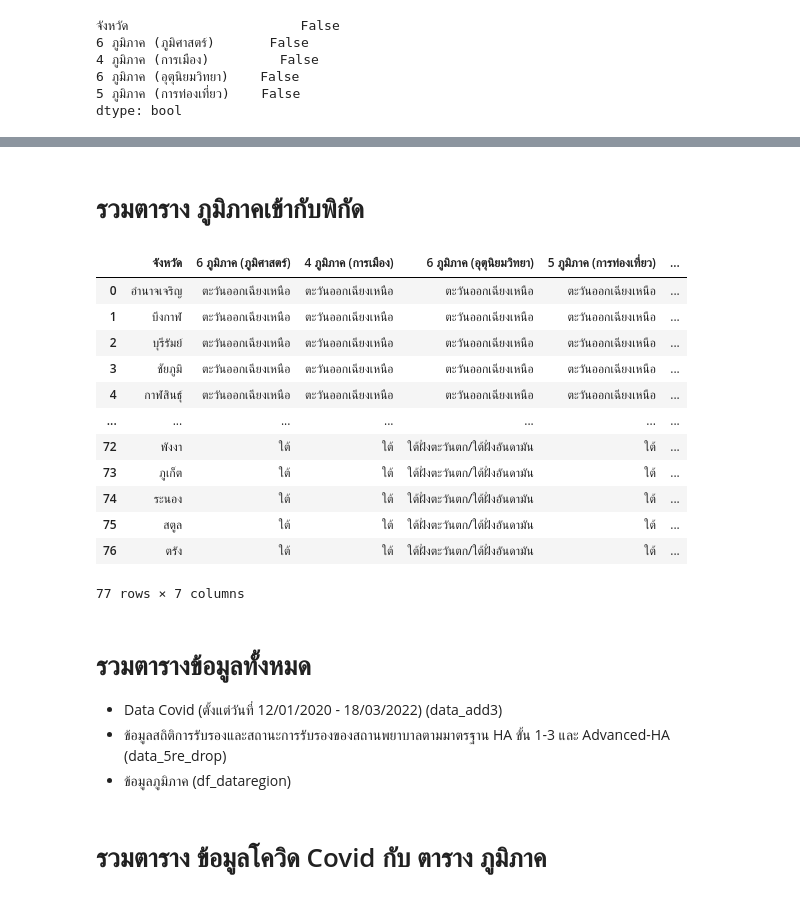
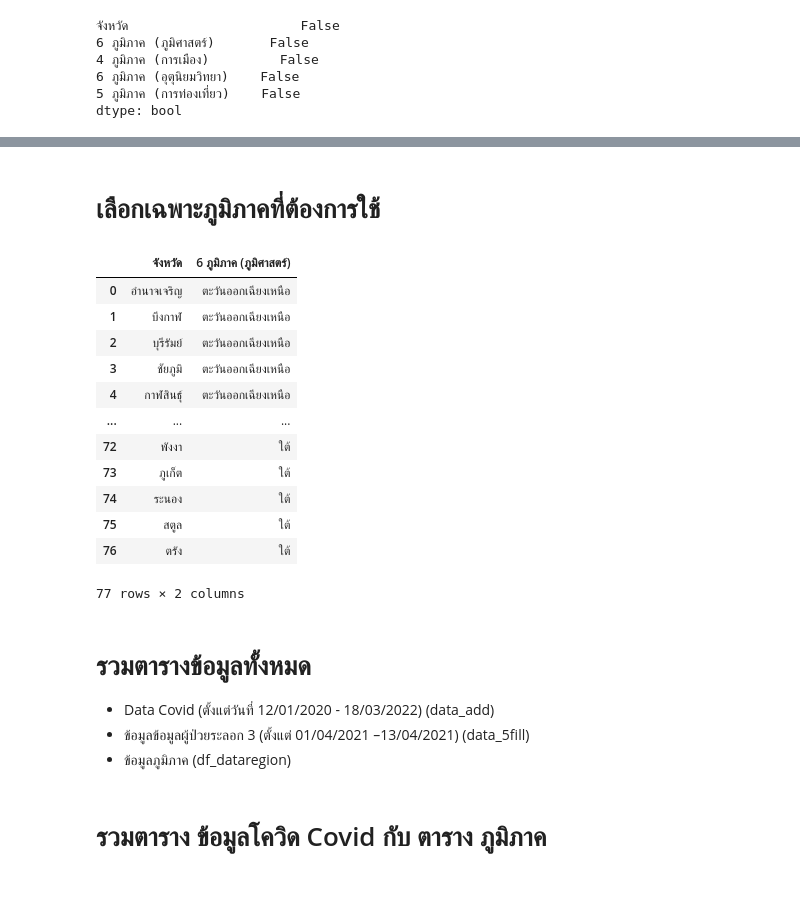
Before and after one commit to Umaporn19/data_viz_2022, a Jupyter notebook: Project_Dataviz.ipynb, the cells around one changed output, grey strips where cells are left out. Drawn from its saved outputs; the diff is of its cells as text; code cells hidden in the pictures.

```diff
--- a/Project_Dataviz.ipynb
+++ b/Project_Dataviz.ipynb
@@ -790,28 +672,28 @@ th_geojson #ลองรันตารางใหม่อีกรอบห
-# %% [markdown]
-# รวมตาราง ภูมิภาคเข้ากับพิกัด
-# %%
-dataregion_th_geojson = df_dataregion.merge(th_geojson,how='left',left_on='จังหวัด',right_on='name') #รวมตารางโดยเอาตารางของภูมิภาคไว้ทางด้านซ้ายเชื่อมกันกับตารางพิกัด โดยเชื่อมกับด้วย จังหวัด
-dataregion_th_geojson #แสดงค่า
-# %% [output]
-|  | จังหวัด | 6 ภูมิภาค (ภูมิศาสตร์) | 4 ภูมิภาค (การเมือง) | 6 ภูมิภาค (อุตุนิยมวิทยา) | 5 ภูมิภาค (การท่องเที่ยว) | ... |
-| 0 | อำนาจเจริญ | ตะวันออกเฉียงเหนือ | ตะวันออกเฉียงเหนือ | ตะวันออกเฉียงเหนือ | ตะวันออกเฉียงเหนือ | ... |
-| 1 | บึงกาฬ | ตะวันออกเฉียงเหนือ | ตะวันออกเฉียงเหนือ | ตะวันออกเฉียงเหนือ | ตะวันออกเฉียงเหนือ | ... |
-| 2 | บุรีรัมย์ | ตะวันออกเฉียงเหนือ | ตะวันออกเฉียงเหนือ | ตะวันออกเฉียงเหนือ | ตะวันออกเฉียงเหนือ | ... |
-| 3 | ชัยภูมิ | ตะวันออกเฉียงเหนือ | ตะวันออกเฉียงเหนือ | ตะวันออกเฉียงเหนือ | ตะวันออกเฉียงเหนือ | ... |
-| 4 | กาฬสินธุ์ | ตะวันออกเฉียงเหนือ | ตะวันออกเฉียงเหนือ | ตะวันออกเฉียงเหนือ | ตะวันออกเฉียงเหนือ | ... |
-| ... | ... | ... | ... | ... | ... | ... |
-| 72 | พังงา | ใต้ | ใต้ | ใต้ฝั่งตะวันตก/ใต้ฝั่งอันดามัน | ใต้ | ... |
-| 73 | ภูเก็ต | ใต้ | ใต้ | ใต้ฝั่งตะวันตก/ใต้ฝั่งอันดามัน | ใต้ | ... |
-| 74 | ระนอง | ใต้ | ใต้ | ใต้ฝั่งตะวันตก/ใต้ฝั่งอันดามัน | ใต้ | ... |
-| 75 | สตูล | ใต้ | ใต้ | ใต้ฝั่งตะวันตก/ใต้ฝั่งอันดามัน | ใต้ | ... |
-| 76 | ตรัง | ใต้ | ใต้ | ใต้ฝั่งตะวันตก/ใต้ฝั่งอันดามัน | ใต้ | ... |
-77 rows × 7 columns
+# %% [markdown]
+# เลือกเฉพาะภูมิภาคที่ต้องการใช้
+# %%
+df_dataregion.drop(['4 ภูมิภาค (การเมือง)','6 ภูมิภาค (อุตุนิยมวิทยา)','5 ภูมิภาค (การท่องเที่ยว)'], axis=1, inplace=True)   #drop ข้อมูลออกให้เหลือเฉพาะอันที่เราต้องการ
+df_dataregion
+# %% [output]
+|  | จังหวัด | 6 ภูมิภาค (ภูมิศาสตร์) |
+| 0 | อำนาจเจริญ | ตะวันออกเฉียงเหนือ |
+| 1 | บึงกาฬ | ตะวันออกเฉียงเหนือ |
+| 2 | บุรีรัมย์ | ตะวันออกเฉียงเหนือ |
+| 3 | ชัยภูมิ | ตะวันออกเฉียงเหนือ |
+| 4 | กาฬสินธุ์ | ตะวันออกเฉียงเหนือ |
+| ... | ... | ... |
+| 72 | พังงา | ใต้ |
+| 73 | ภูเก็ต | ใต้ |
+| 74 | ระนอง | ใต้ |
+| 75 | สตูล | ใต้ |
+| 76 | ตรัง | ใต้ |
+77 rows × 2 columns
 # %% [markdown]
 # รวมตารางข้อมูลทั้งหมด
 
 
-* Data Covid (ตั้งแต่วันที่ 12/01/2020 - 18/03/2022)  (data_add3)
-* ข้อมูลสถิติการรับรองและสถานะการรับรองของสถานพยาบาลตามมาตรฐาน HA ขั้น 1-3 และ Advanced-HA  (data_5re_drop)
+* Data Covid (ตั้งแต่วันที่ 12/01/2020 - 18/03/2022)  (data_add)
+* ข้อมูลข้อมูลผู้ป่วยระลอก 3 (ตั้งแต่ 01/04/2021 –13/04/2021) (data_5fill)
 * ข้อมูลภูมิภาค (df_dataregion)
 # %% [markdown]
 # รวมตาราง ข้อมูลโควิด Covid กับ ตาราง ภูมิภาค
```
Also changed, not shown: parts of 19 cells of this notebook.
